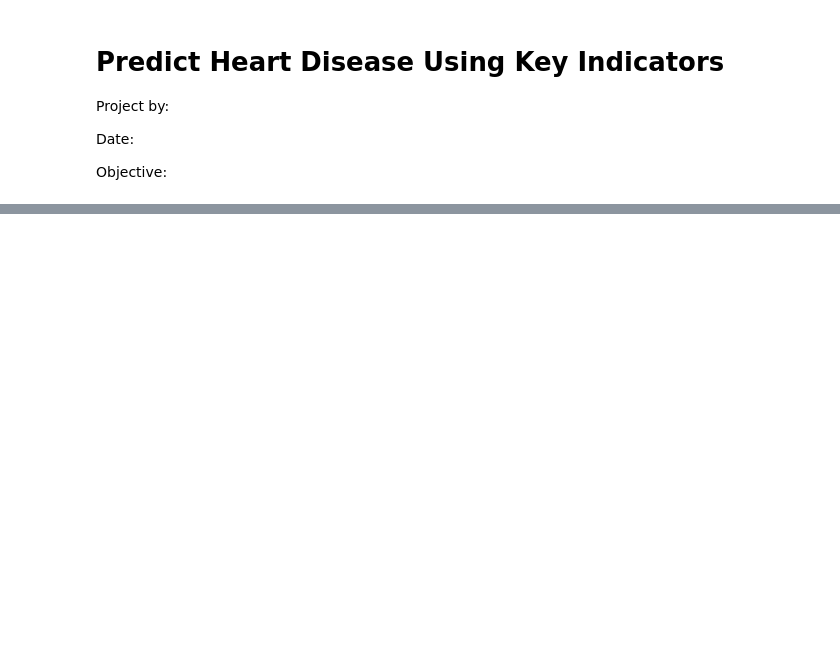
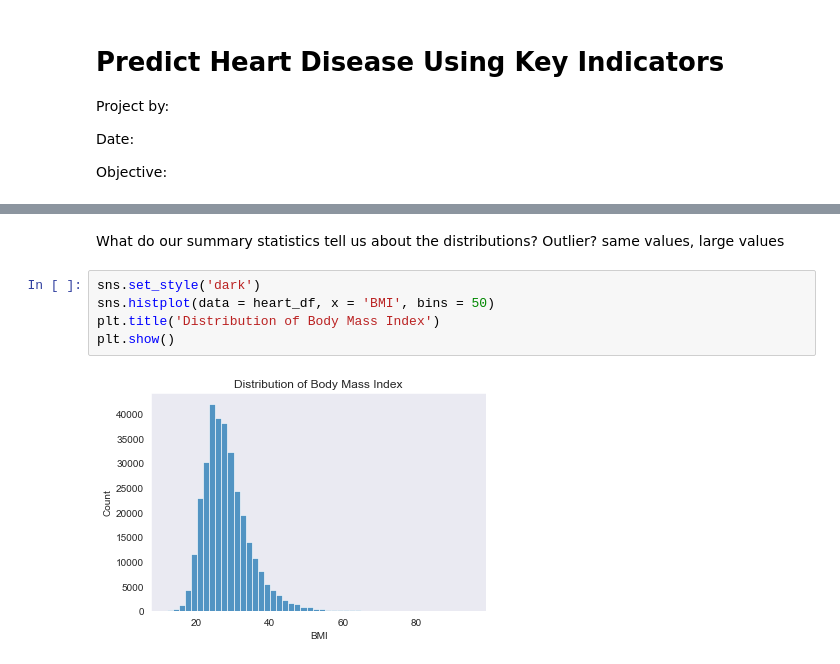
Before and after one commit to ChrisGarciaDS/HeartDisease, a Jupyter notebook: heartdisease.ipynb, the cells around one changed output, grey strips where cells are left out. Cells and saved outputs as stored; diff of their text form; blank space fills up the shorter version.

```diff
--- a/heartdisease.ipynb
+++ b/heartdisease.ipynb
@@ -29,0 +72,9 @@ heart_df.head()
+# %% [markdown]
+What do our summary statistics tell us about the distributions? Outlier? same values, large values
+# %%
+sns.set_style('dark')
+sns.histplot(data = heart_df, x = 'BMI', bins = 50)
+plt.title('Distribution of Body Mass Index')
+plt.show()
+# %% [output]
+[figure, added]
```
Also changed, not shown: parts of 19 cells of this notebook.
